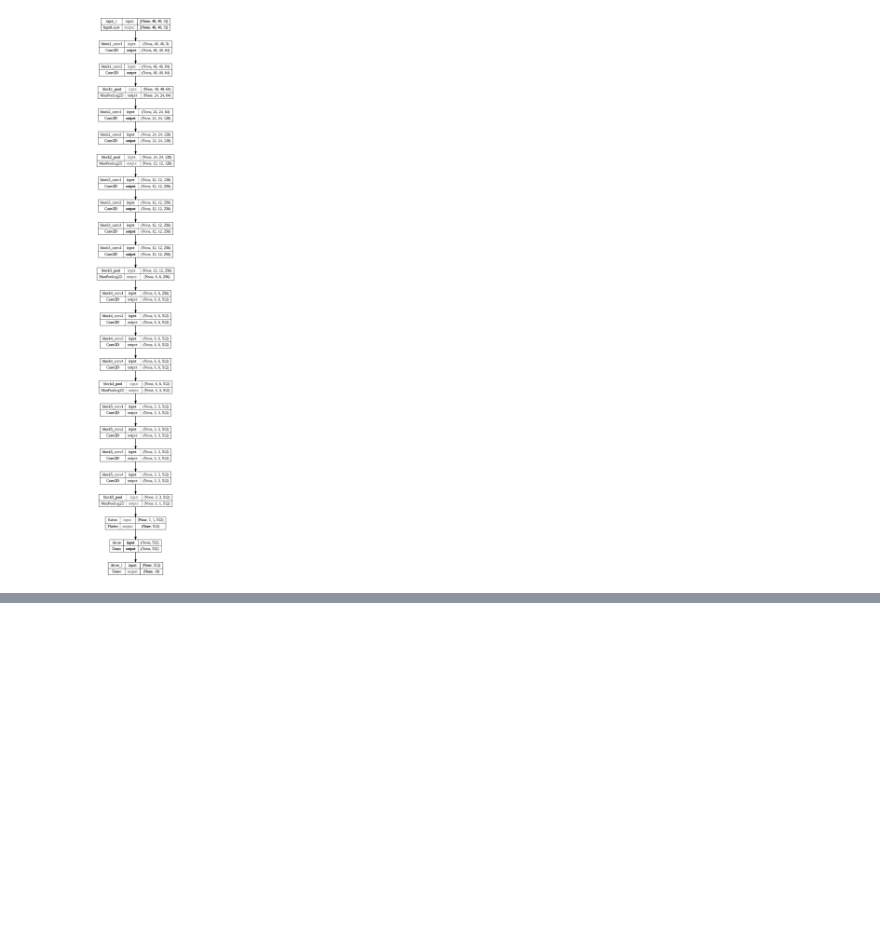
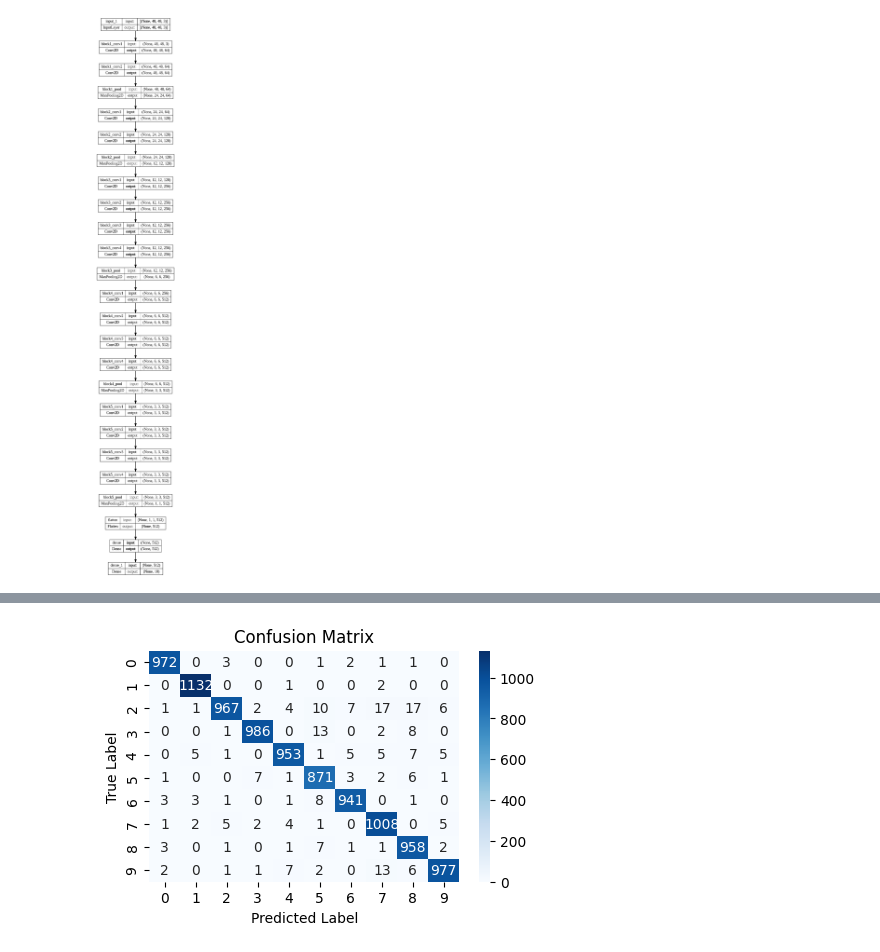
Before and after one commit to arpitadu/MNIST-Handwritten-Digit-Classification, a Jupyter notebook: MNIST_classification.ipynb, the cells around one changed output, grey strips where cells are left out. Cells and saved outputs as stored; diff of their text form; code cells hidden in the pictures; blank space fills up the shorter version.

```diff
--- a/MNIST_classification.ipynb
+++ b/MNIST_classification.ipynb
@@ -324,12 +324,12 @@ target_shape = tf.TensorShape([10000, 48, 48, 3])
 x_train_resized = tf.image.resize(x_train_resized , target_shape[1:3])
 
 # Check the shape of resized tensor
-print(x_train_resized .shape)
+print(x_train_resized.shape)
 
 # Resize tensor to target shape
-x_test_resized = tf.image.resize(x_testresized , target_shape[1:3])
+x_test_resized = tf.image.resize(x_test_resized , target_shape[1:3])
 
 # Check the shape of resized tensor
-print(x_test_resized .shape)
+print(x_test_resized.shape)
 # %% [output]
 (60000, 48, 48, 3)
@@ -377,11 +375,7 @@ callbacks_list = [
 ]
 
 # Train the model
-history = model.fit(x_train_resized, y_train,
-                    epochs=10,
-                    batch_size=64,
-                    validation_data=0.2,
-                    callbacks=callbacks_list)
+trained_model=model.fit(x_train_resized, y_train, batch_size=64, epochs=10, validation_split=0.2, callbacks=callbacks_list)
 
 # Evaluate the model
 test_loss, test_acc = model.evaluate(x_test_resized, y_test)
@@ -390,0 +404,16 @@ Epoch 1/10
+# %%
+# Generate predictions
+y_pred = model.predict(x_test_resized)
+y_pred_classes = np.argmax(y_pred, axis=1)
+
+# Generate confusion matrix
+conf_matrix = confusion_matrix(y_test, y_pred_classes)
+
+# Plot confusion matrix
+plt.figure(figsize=(5,3))
+sns.heatmap(conf_matrix, annot=True, fmt='d', cmap='Blues', xticklabels=np.arange(10), yticklabels=np.arange(10))
+plt.xlabel('Predicted Label')
+plt.ylabel('True Label')
+plt.title('Confusion Matrix')
+plt.show()
+# %% [output]
@@ -390,0 +421 @@ Epoch 1/10
+[figure, added]
```
Also changed, not shown: parts of 9 cells of this notebook.
